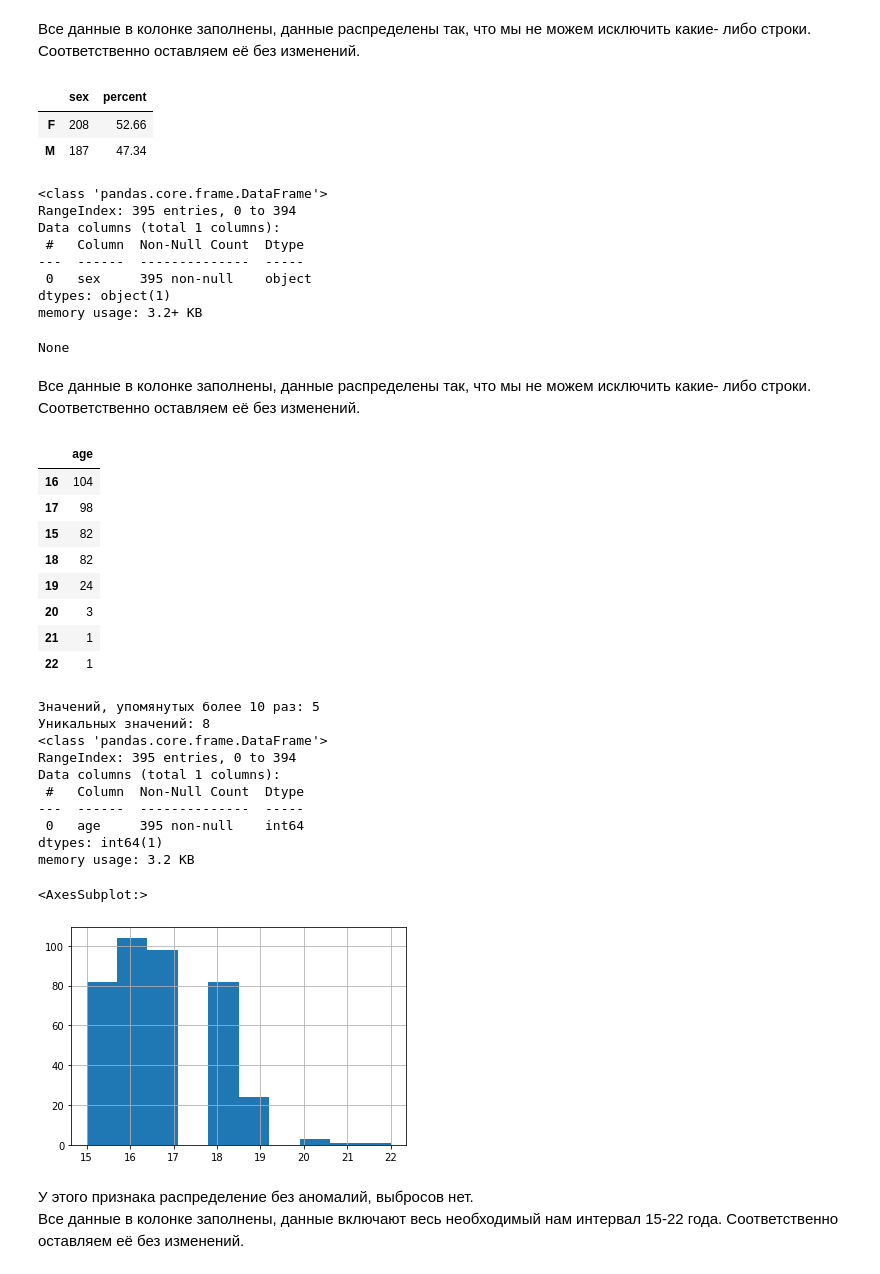
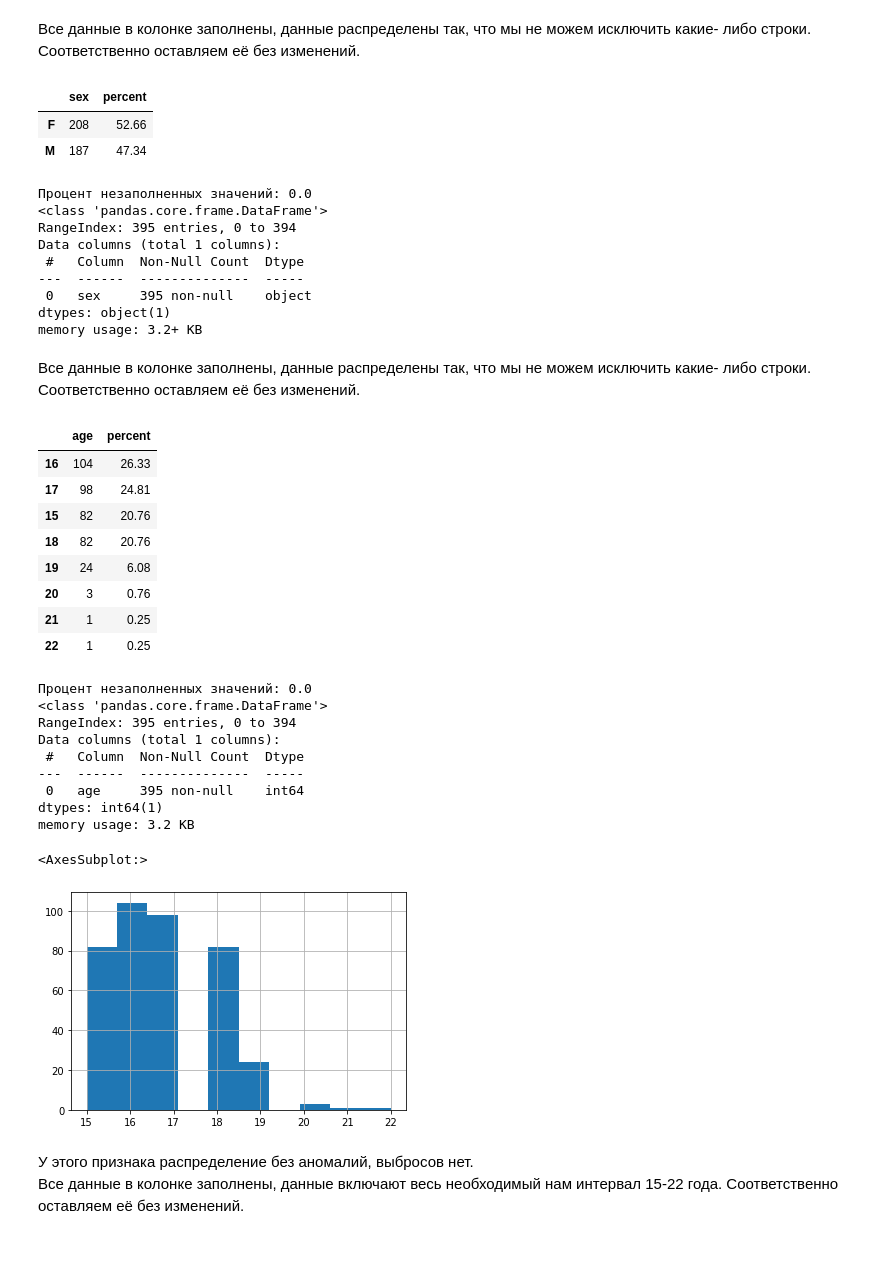
Before and after one commit to lermontoff123/Projekts, a Jupyter notebook: 3. Analyst/Analys.ipynb, the cells around one changed output. Saved outputs shown, nothing was run; the diff lists cells and outputs as text; code cells hidden in the pictures.

```diff
--- a/3. Analyst/Analys.ipynb
+++ b/3. Analyst/Analys.ipynb
@@ -172,15 +222,12 @@ None
 Все данные в колонке заполнены, данные распределены так, что мы не можем исключить какие- либо строки. Соответственно оставляем её без изменений.
 # %%
 # изучим данные sex (sex - пол ученика (F - жен., М - муж.))
-a2 = pd.DataFrame(stud.sex.value_counts())
-a2['percent'] = round((a2.sex * 100 / len(stud)), 2)
-display(a2)
-b2 = stud.loc[:, ['sex']].info()
-display(b2)
+test(stud, 'sex')
 # %% [output]
 |  | sex | percent |
 | F | 208 | 52.66 |
 | M | 187 | 47.34 |
+Процент незаполненных значений: 0.0
 <class 'pandas.core.frame.DataFrame'>
 RangeIndex: 395 entries, 0 to 394
 Data columns (total 1 columns):
@@ -189,30 +236,24 @@ Data columns (total 1 columns):
  0   sex     395 non-null    object
 dtypes: object(1)
 memory usage: 3.2+ KB
-None
 # %% [markdown]
 Все данные в колонке заполнены, данные распределены так, что мы не можем исключить какие- либо строки. Соответственно оставляем её без изменений.
 # %%
 # Изучим данные age (age - возраст ученика (от 15 до 22))
 # Столбец age числовой и без пропусков. Построим его распределение.
-c1 = pd.DataFrame(stud.age.value_counts())
-display(c1)
-print('Значений, упомянутых более 10 раз:', (stud.age.value_counts() > 10).sum())
-print('Уникальных значений:', stud.age.nunique())
-stud.loc[:, ['age']].info()
+test(stud, 'age')
 stud.age.hist()
 # %% [output]
-|  | age |
-| 16 | 104 |
-| 17 | 98 |
-| 15 | 82 |
-| 18 | 82 |
-| 19 | 24 |
-| 20 | 3 |
-| 21 | 1 |
-| 22 | 1 |
+|  | age | percent |
+| 16 | 104 | 26.33 |
+| 17 | 98 | 24.81 |
+| 15 | 82 | 20.76 |
+| 18 | 82 | 20.76 |
+| 19 | 24 | 6.08 |
+| 20 | 3 | 0.76 |
+| 21 | 1 | 0.25 |
+| 22 | 1 | 0.25 |
-Значений, упомянутых более 10 раз: 5
-Уникальных значений: 8
+Процент незаполненных значений: 0.0
 <class 'pandas.core.frame.DataFrame'>
 RangeIndex: 395 entries, 0 to 394
 Data columns (total 1 columns):
```
Also changed, not shown: parts of 67 cells of this notebook.
